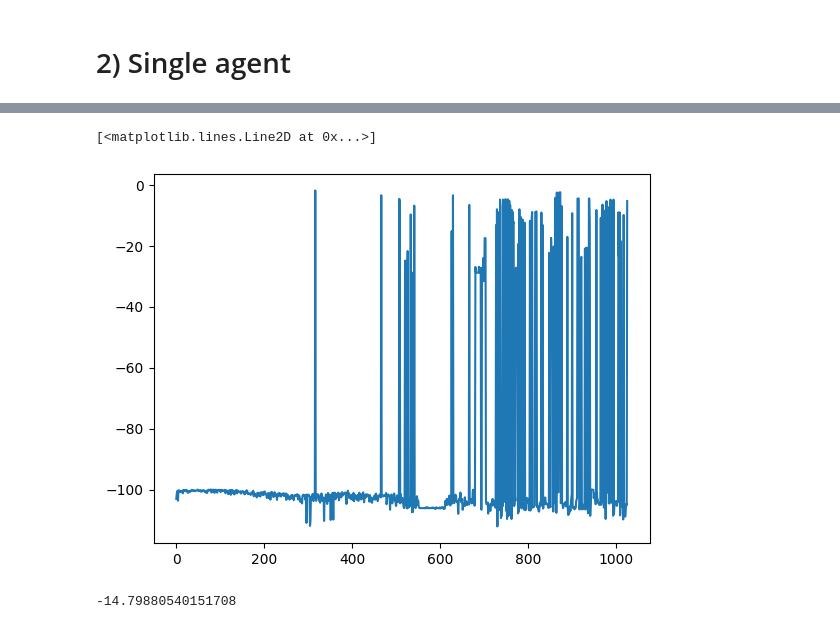
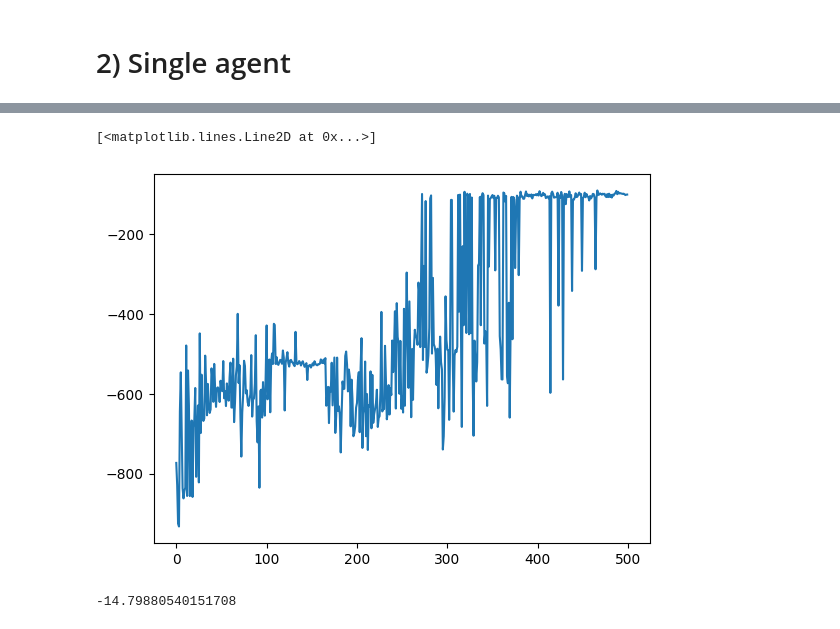
Before and after one commit to sergiorozada12/multi-task-lrrl, a Jupyter notebook: pendexp.ipynb, the cells around one changed output, grey strips where cells are left out. Saved outputs shown, nothing was run; the diff lists cells and outputs as text; code cells hidden in the pictures.

```diff
--- a/pendexp.ipynb
+++ b/pendexp.ipynb
@@ -81,14 +81,14 @@ def select_action(Q, s_idx, epsilon):
 # %% [markdown]
 # 0) Individual tasks
 # %%
-E = 500
+E = 1000
 H = 100
 lr = 0.01
 eps = 1.0
-eps_decay = 0.999
-eps_min = 0.01
+eps_decay = 0.9999
+eps_min = 0.1
 
-k = 20
+k = 50
 n_upd = nT
 
 env_id = 3
@@ -130,10 +130,6 @@ for episode in range(E):
         for _ in range(n_upd):
             update_model(s_idx, sp_idx, a_idx, r, Q, opt)
 
-        if d:
-            ds += 1
-            break
-
         s = sp
         s_idx = sp_idx
         eps = max(eps*eps_decay, eps_min)
@@ -141,5 +137,5 @@ for episode in range(E):
         # if h % 10 == 0:
     G = run_test_episode(Q, env_id)
     Gs.append(G)
-    print(f"\rEpoch: {episode} - Return: {G}", end="")
+    print(f"\rEpoch: {episode} - Return: {G} - {eps}", end="")
 # %% [output]
@@ -190,13 +187,13 @@ with torch.no_grad():
 # %% [markdown]
 # 1) Multi-task
 # %%
-E = 2_000
+E = 1_000
 H = 100
 lr = 0.01
-eps = 0.1
-eps_decay = 1.0
+eps = 1.0
+eps_decay = 0.99999
 eps_min = 0.1
-k = 40
+k = 20
 
 def run_test_episode(Q, env_idx):
     with torch.no_grad():
@@ -260,11 +257,11 @@ plt.plot(Gs[testid])
 # %% [markdown]
 # 2) Single agent
 # %%
-E = 2000
+E = 500
 H = 100
 lr = 0.01
-eps = 0.1
-eps_decay = 1.0
+eps = 1.0
+eps_decay = 0.99999
 eps_min = 0.1
 k = 20
 
@@ -322,10 +319,10 @@ Epoch: 1025 - Return: [-18.388919667590034, -101.28864265927979, -5.367313019390
 KeyboardInterrupt:
 # %%
-testid = 2
+testid = 3
 plt.plot(Gs[testid])
 # %% [output]
 [<matplotlib.lines.Line2D at 0x...>]
-[figure, old version]
+[figure, new version]
 # %%
 G = run_test_episode(Q, env_idx)
 G
```
Also changed, not shown: parts of 12 cells of this notebook, 4 other files.
